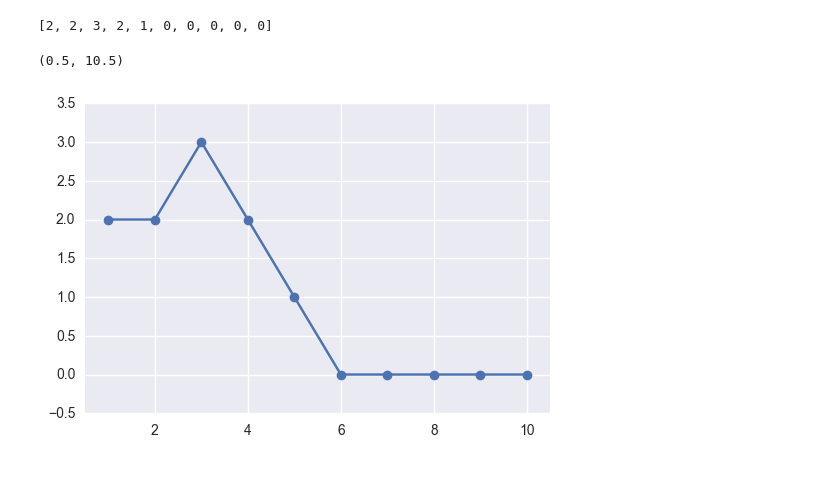
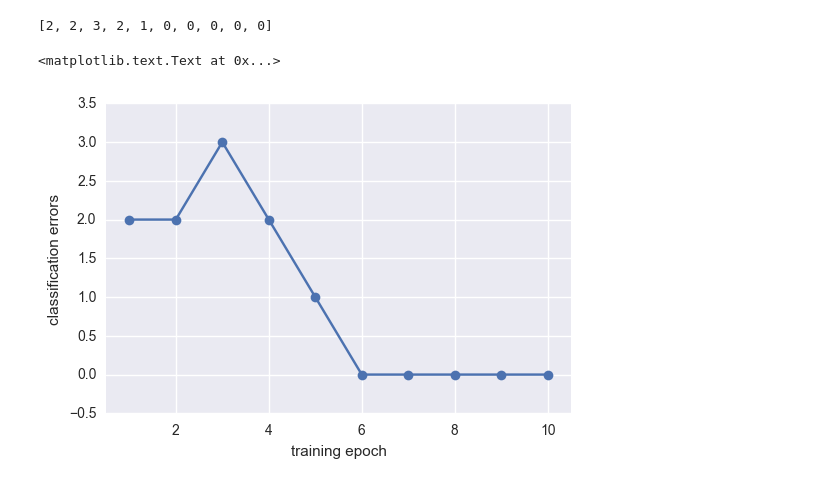
Before and after one commit to fernandezpablo85/jupyterml, a Jupyter notebook: python-ml-book/perceptron.ipynb, the cells around one changed output. Cells and saved outputs as stored; diff of their text form; code cells hidden in the pictures.

```diff
--- a/python-ml-book/perceptron.ipynb
+++ b/python-ml-book/perceptron.ipynb
@@ -19,7 +19,7 @@ data.head(5)
 # %%
 X = data.values[:, :2]
 y = data.values[:, 2]
-y = y.reshape(len(y), 1)
+y = y.reshape(len(y), 1)[:, 0]
 weights, errors = perceptron.fit(X, y)
 # %%
 weights
@@ -35,8 +35,10 @@ import seaborn as sns
 # %%
 xs = range(1, len(errors) + 1)
 plt.plot(xs, errors, marker='o')
 plt.ylim(min(errors) - 0.5, max(errors) + 0.5)
 plt.xlim(min(xs) - 0.5, max(xs) + 0.5)
+plt.xlabel('training epoch')
+plt.ylabel('classification errors')
 # %% [output]
-(0.5, 10.5)
+<matplotlib.text.Text at 0x...>
-[figure, old version]
+[figure, new version]
```
Also changed, not shown: parts of 3 cells of this notebook.
